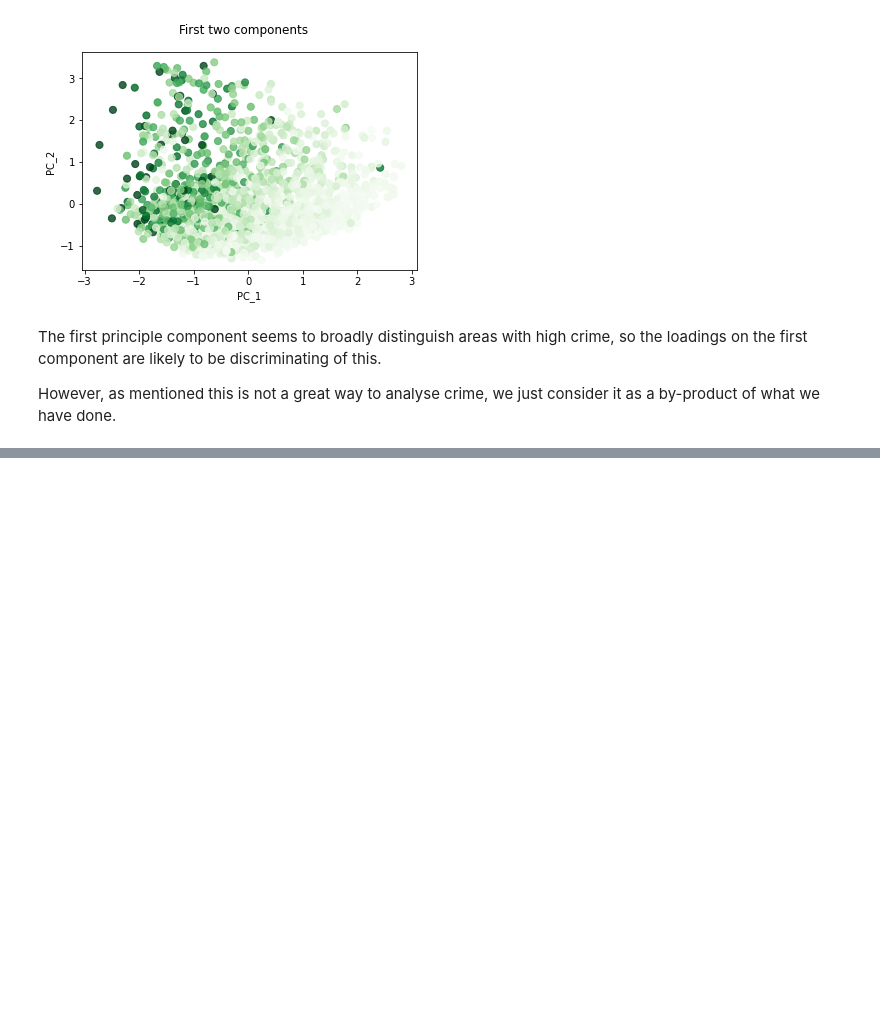
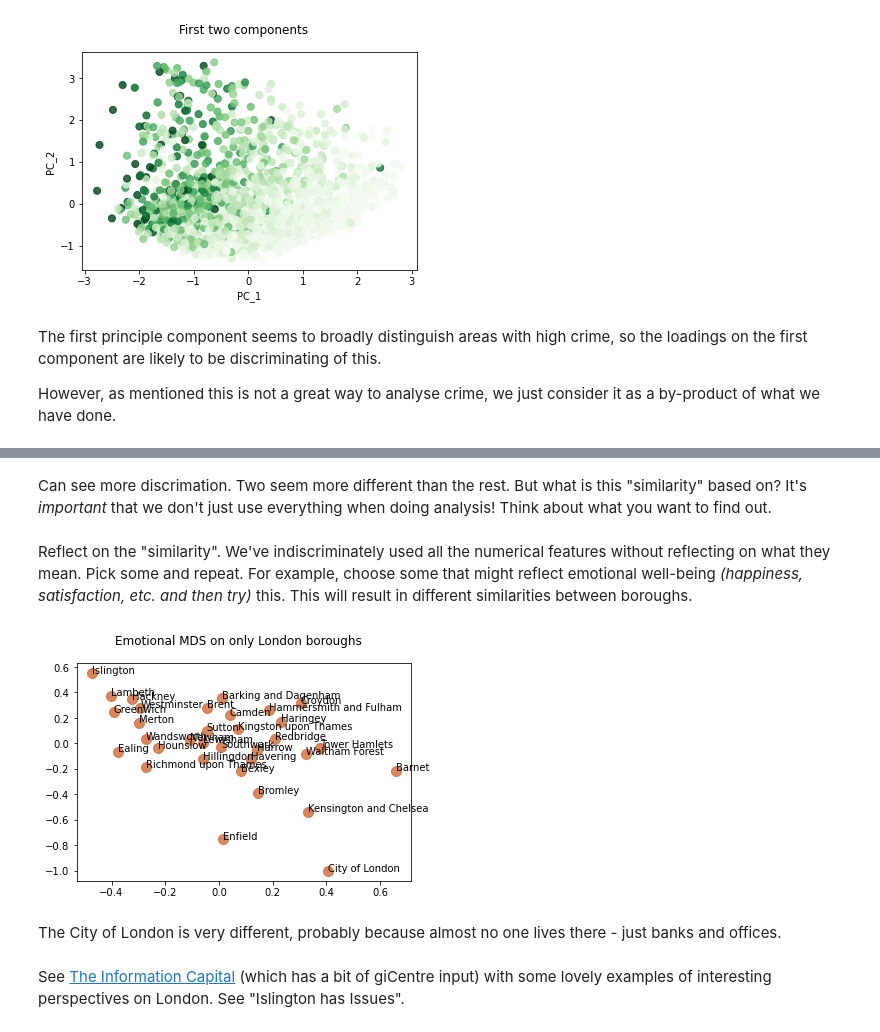
Before and after one commit to qhuy0801/IN3061_INM430_coursework_2022_quang.bui.2, a Jupyter notebook: week07/Week 7 - High dimensional & finding structure in data.ipynb, the cells around one changed output, grey strips where cells are left out. Cells and saved outputs as stored; diff of their text form; code cells hidden in the pictures; blank space fills up the shorter version.

```diff
--- a/week07/Week 7 - High dimensional & finding structure in data.ipynb
+++ b/week07/Week 7 - High dimensional & finding structure in data.ipynb
@@ -185,0 +373,27 @@ However, as mentioned this is not a great way to analyse crime, we just consider
+# %% [markdown]
+Can see more discrimation. Two seem more different than the rest. But what is this "similarity" based on? It's *important* that we don't just use everything when doing analysis! Think about what you want to find out.
+# %% [markdown]
+Reflect on the "similarity". We've indiscriminately used all the numerical features without reflecting on what they mean. Pick some and repeat. For example, choose some that might reflect emotional well-being *(happiness, satisfaction, etc. and then try)* this. This will result in different similarities between boroughs.
+# %%
+londonBorough_emotionfeat = londonBorough_feat[["Life satisfaction score 2012-13 (out of 10)", "Worthwhileness score 2012-13 (out of 10)","Happiness score 2012-13 (out of 10)","Anxiety score 2012-13 (out of 10)"]]
+
+distMatrix = euclidean_distances(londonBorough_emotionfeat, londonBorough_emotionfeat)
+
+#Create an MDS
+mds = manifold.MDS(n_components = 2, max_iter=3000, n_init=1, dissimilarity="precomputed")
+
+#project the data
+Y = mds.fit_transform(distMatrix)
+
+fig, ax = plt.subplots()
+plt.suptitle('Emotional MDS on only London boroughs')
+ax.scatter(Y[:, 0], Y[:, 1], c="#D06B36", s = 100, alpha = 0.8)
+
+for i, txt in enumerate(londonBorough["Area/INDICATOR"]):
+    ax.annotate(txt, (Y[:, 0][i],Y[:, 1][i]))
+# %% [output]
+[figure, added]
+# %% [markdown]
+The City of London is very different, probably because almost no one lives there - just banks and offices.
+# %% [markdown]
+See [The Information Capital](http://www.oliveruberti.com/the-information-capital) (which has a bit of giCentre input) with some lovely examples of interesting perspectives on London. See "Islington has Issues".
```
Also changed, not shown: parts of 20 cells of this notebook, 3 other files.
